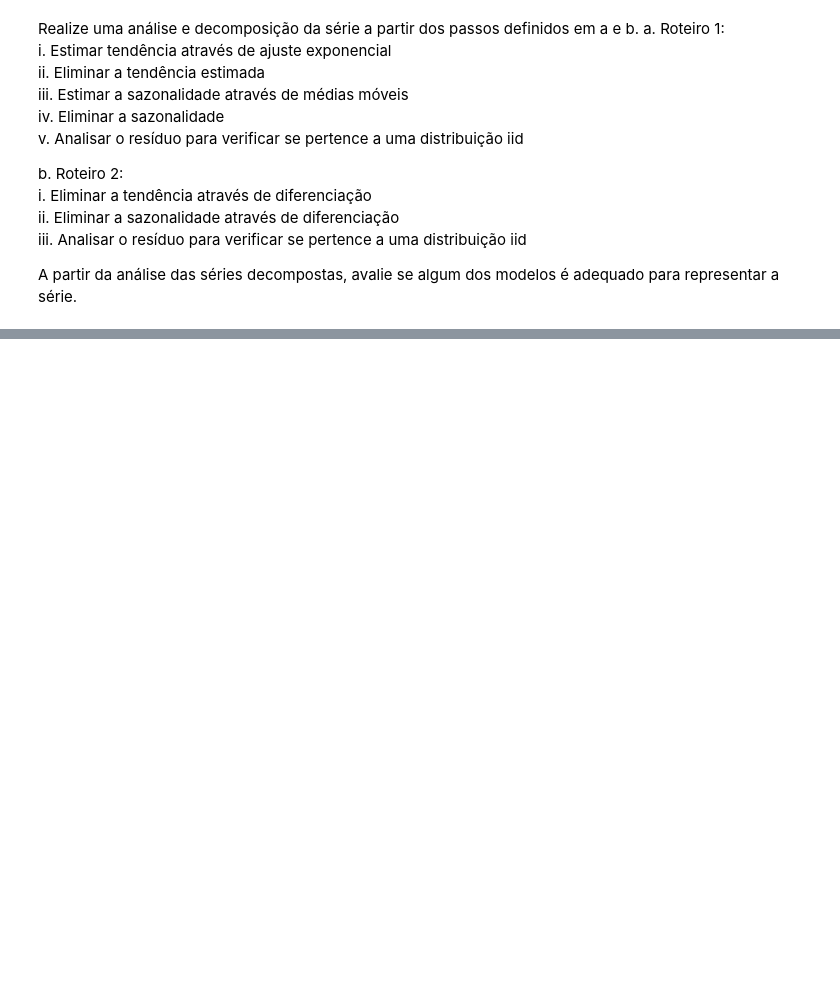
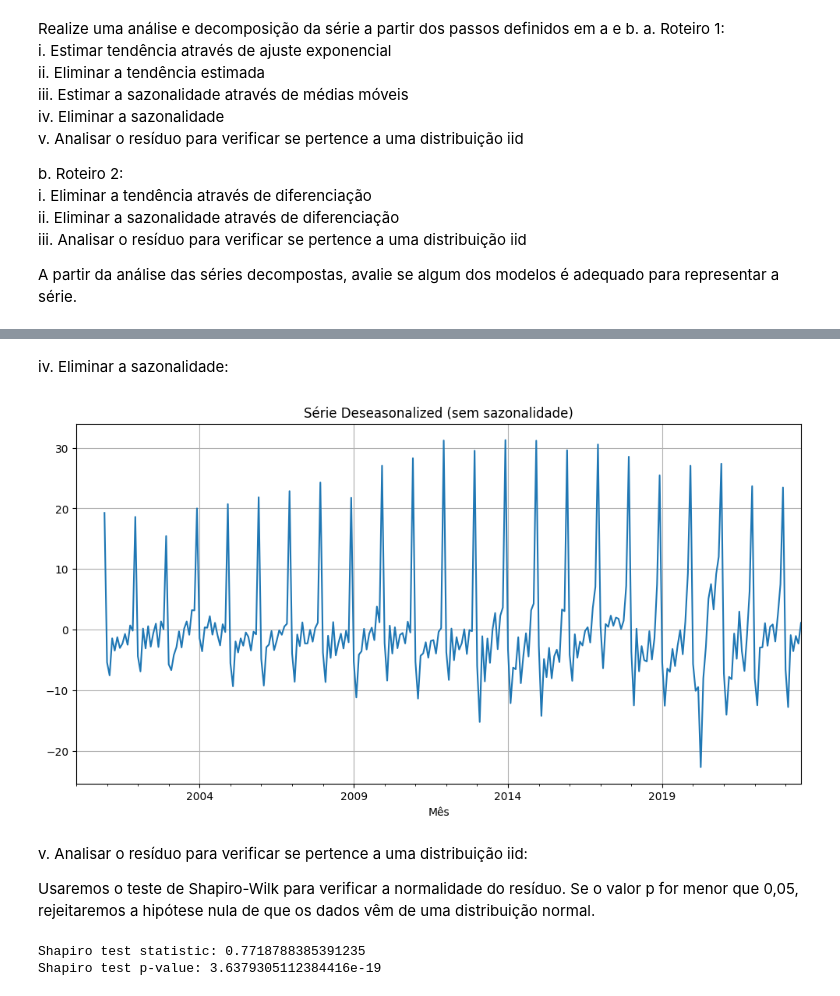
Before and after one commit to alexandrefortes/series-temporais, a Jupyter notebook: Lista de Exercicios 02.ipynb, the cells around one changed output, grey strips where cells are left out. Drawn from its saved outputs; the diff is of its cells as text; code cells hidden in the pictures; blank space fills up the shorter version.

```diff
--- a/Lista de Exercicios 02.ipynb
+++ b/Lista de Exercicios 02.ipynb
@@ -46,0 +89,22 @@ NameError: name 'df' is not defined
+# %% [markdown]
+iv. Eliminar a sazonalidade:
+# %%
+df['deseasonalized'] = df['detrended'] - df['seasonality']
+df['deseasonalized'].plot(figsize=(12,6))
+plt.title("Série Deseasonalized (sem sazonalidade)")
+plt.grid(True)
+plt.show()
+# %% [output]
+[figure, added]
+# %% [markdown]
+v. Analisar o resíduo para verificar se pertence a uma distribuição iid:
+
+Usaremos o teste de Shapiro-Wilk para verificar a normalidade do resíduo. Se o valor p for menor que 0,05, rejeitaremos a hipótese nula de que os dados vêm de uma distribuição normal.
+# %%
+residuo = df['deseasonalized'].dropna()
+shapiro_results = stats.shapiro(residuo)
+print(f"Shapiro test statistic: {shapiro_results[0]}")
+print(f"Shapiro test p-value: {shapiro_results[1]}")
+# %% [output]
+Shapiro test statistic: 0.7718788385391235
+Shapiro test p-value: 3.6379305112384416e-19
```
Also changed, not shown: parts of 14 cells of this notebook.
